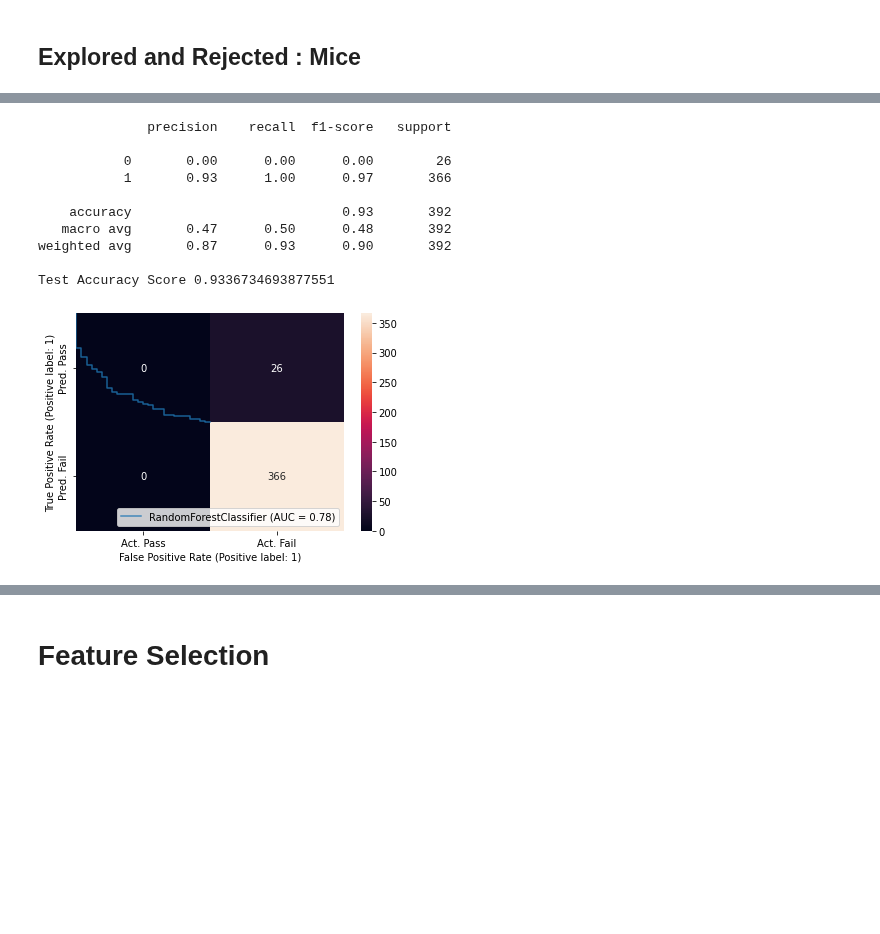
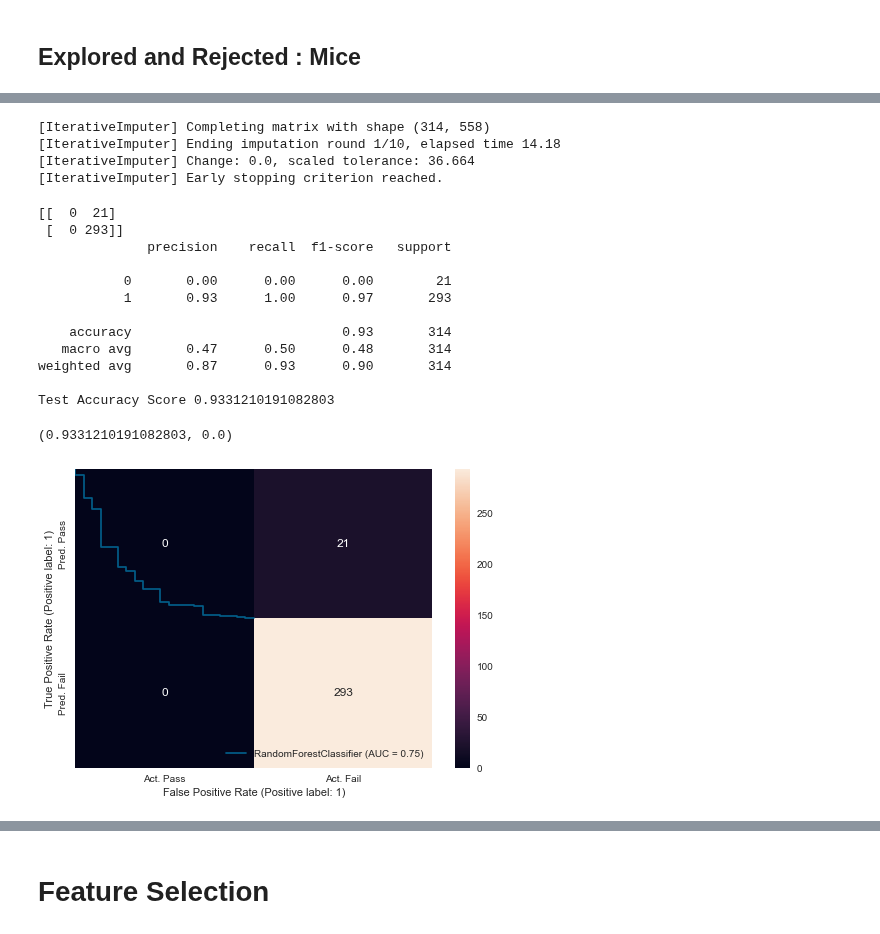
Before and after one commit to himanshag/SECOM, a Jupyter notebook: base_file.ipynb, the cells around one changed output, grey strips where cells are left out. Drawn from its saved outputs; the diff is of its cells as text; code cells hidden in the pictures; blank space fills up the shorter version.

Commit message:
Added Mice iterations

```diff
--- a/base_file.ipynb
+++ b/base_file.ipynb
@@ -149,4 +212,4 @@ X_train_unique.shape
 # %%
 # From test set deleting columns that are removed in training set
-X_test_unique = pd.DataFrame(X_test[np.array(X_train.columns)])
+X_test_missing = pd.DataFrame(X_test[np.array(X_train.columns)])
 X_test_unique.shape
@@ -188,8 +249,8 @@ X_train_knn.isna().sum().sum()
 # %%
 from sklearn.impute import KNNImputer
 knn = KNNImputer()
-knn.fit(X_test_unique)
-X_test_knn=pd.DataFrame(knn.transform(X_test_unique), columns=X_test_unique.columns)
+knn.fit(X_test_missing)
+X_test_knn=pd.DataFrame(knn.transform(X_test_missing), columns=X_test_missing.columns)
 X_test_knn.isna().sum().sum()
 # %% [output]
 0
@@ -214,6 +290,8 @@ from sklearn.experimental import enable_iterative_imputer
 from sklearn.impute import IterativeImputer
 from sklearn.linear_model import LinearRegression
 
-lr = LinearRegression()
-imp = IterativeImputer(estimator=lr,missing_values=np.nan, max_iter=10, verbose=2, imputation_order='roman',random_state=0)
-X_train_mice =imp.fit_transform(X_train_unique)
+MICE_imputer = IterativeImputer(random_state=100)
+X_train_MICE = X_train.copy(deep=True)
+X_train_MICE.iloc[:,:] = pd.DataFrame(MICE_imputer.fit_transform(X_train))
+#X_train_MICE.index = X_train.index
+X_train = X_train_MICE
@@ -220,18 +347,26 @@ X_train_mice =imp.fit_transform(X_train_unique)
 # %%
-X_test_MICE = X_test_unique.copy(deep=True)
-X_test_MICE.iloc[:,:] = pd.DataFrame(imp.fit_transform(X_test_unique))
-X_test_unique = X_test_MICE
+X_test_MICE = X_test_missing.copy(deep=True)
+X_test_MICE.iloc[:,:] = pd.DataFrame(imp.fit_transform(X_test_missing))
+X_test_missing = X_test_MICE
+# %% [output]
+[IterativeImputer] Completing matrix with shape (314, 558)
+[IterativeImputer] Ending imputation round 1/10, elapsed time 14.18
+[IterativeImputer] Change: 0.0, scaled tolerance: 36.664
+[IterativeImputer] Early stopping criterion reached.
 # %%
-rfc(X_train_mice,X_test_MICE,4)
+rfc(X_train_MICE,X_test_MICE,4)
 # %% [output]
+[[  0  21]
+ [  0 293]]
               precision    recall  f1-score   support
 
-           0       0.00      0.00      0.00        26
-           1       0.93      1.00      0.97       366
+           0       0.00      0.00      0.00        21
+           1       0.93      1.00      0.97       293
 
-    accuracy                           0.93       392
-   macro avg       0.47      0.50      0.48       392
-weighted avg       0.87      0.93      0.90       392
+    accuracy                           0.93       314
+   macro avg       0.47      0.50      0.48       314
+weighted avg       0.87      0.93      0.90       314
 
-Test Accuracy Score 0.9336734693877551
+Test Accuracy Score 0.9331210191082803
+(0.9331210191082803, 0.0)
-[figure, old version]
+[figure, new version]
```
Also changed, not shown: parts of 57 cells of this notebook, 2 other files.
